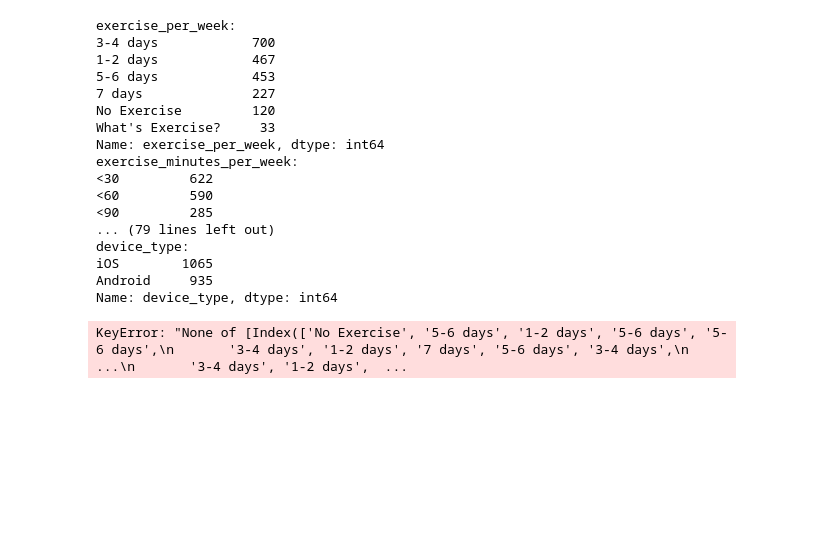
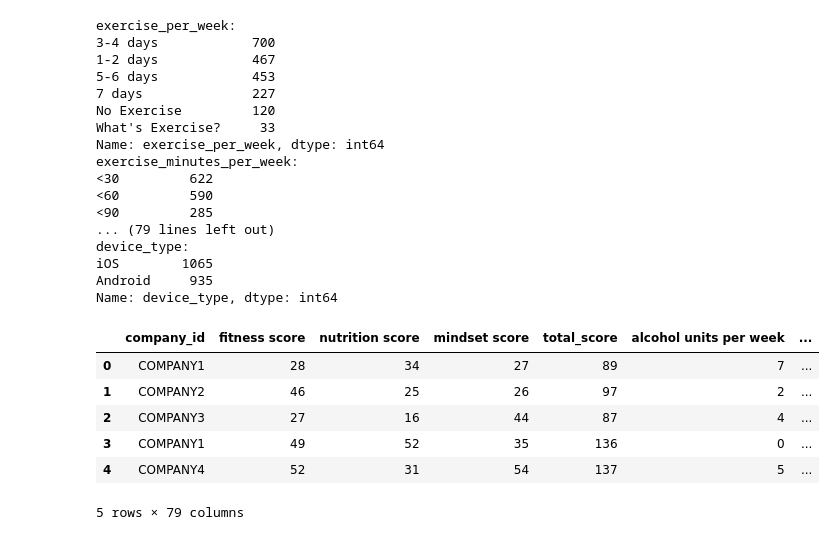
Before and after one commit to thakareakshay1709/my-data-science-projects, a Jupyter notebook: PepTalk/peptalk_analysis.ipynb, the cells around one changed output. Cells and saved outputs as stored; diff of their text form; code cells hidden in the pictures; blank space fills up the shorter version.

Commit message:
adding peptalk analysis categorical encoding

```diff
--- a/PepTalk/peptalk_analysis.ipynb
+++ b/PepTalk/peptalk_analysis.ipynb
@@ -137,7 +137,15 @@ Name: device_type, dtype: int64
 # %%
 # encoding categorical features
 # https://medium.com/@urvashilluniya/convert-multiple-categorical-columns-into-numeric-columns-in-single-line-of-code-577bab825635
-ord_encoder = OrdinalEncoder()
-df_cat_enc = new_raw_df[categorical_cols].apply(lambda col: ord_encoder.fit_transform(new_raw_df[col]))
+# ord_encoder = OrdinalEncoder()
+# df_cat_enc = new_raw_df[categorical_cols].apply(lambda col: ord_encoder.fit_transform(col))
+df_cat_enc = pd.get_dummies(new_raw_df, columns=categorical_cols)
+df_cat_enc.head(5)
 # %% [output]
+|  | company_id | fitness score | nutrition score | mindset score | total_score | alcohol units per week | ... |
+| 0 | COMPANY1 | 28 | 34 | 27 | 89 | 7 | ... |
+| 1 | COMPANY2 | 46 | 25 | 26 | 97 | 2 | ... |
+| 2 | COMPANY3 | 27 | 16 | 44 | 87 | 4 | ... |
+| 3 | COMPANY1 | 49 | 52 | 35 | 136 | 0 | ... |
+| 4 | COMPANY4 | 52 | 31 | 54 | 137 | 5 | ... |
-KeyError: "None of [Index(['No Exercise', '5-6 days', '1-2 days', '5-6 days', '5-6 days',\n       '3-4 days', '1-2 days', '7 days', '5-6 days', '3-4 days',\n       ...\n       '3-4 days', '1-2 days',  ...
+5 rows × 79 columns
```
